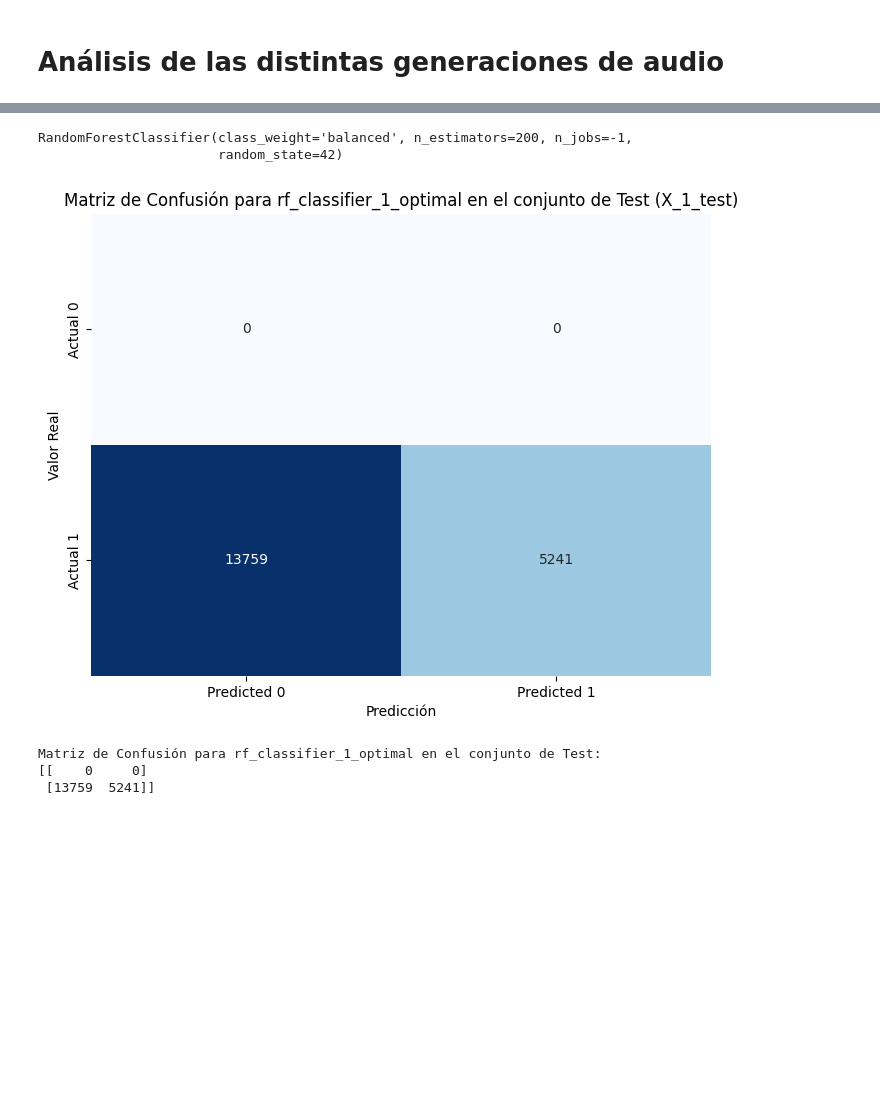
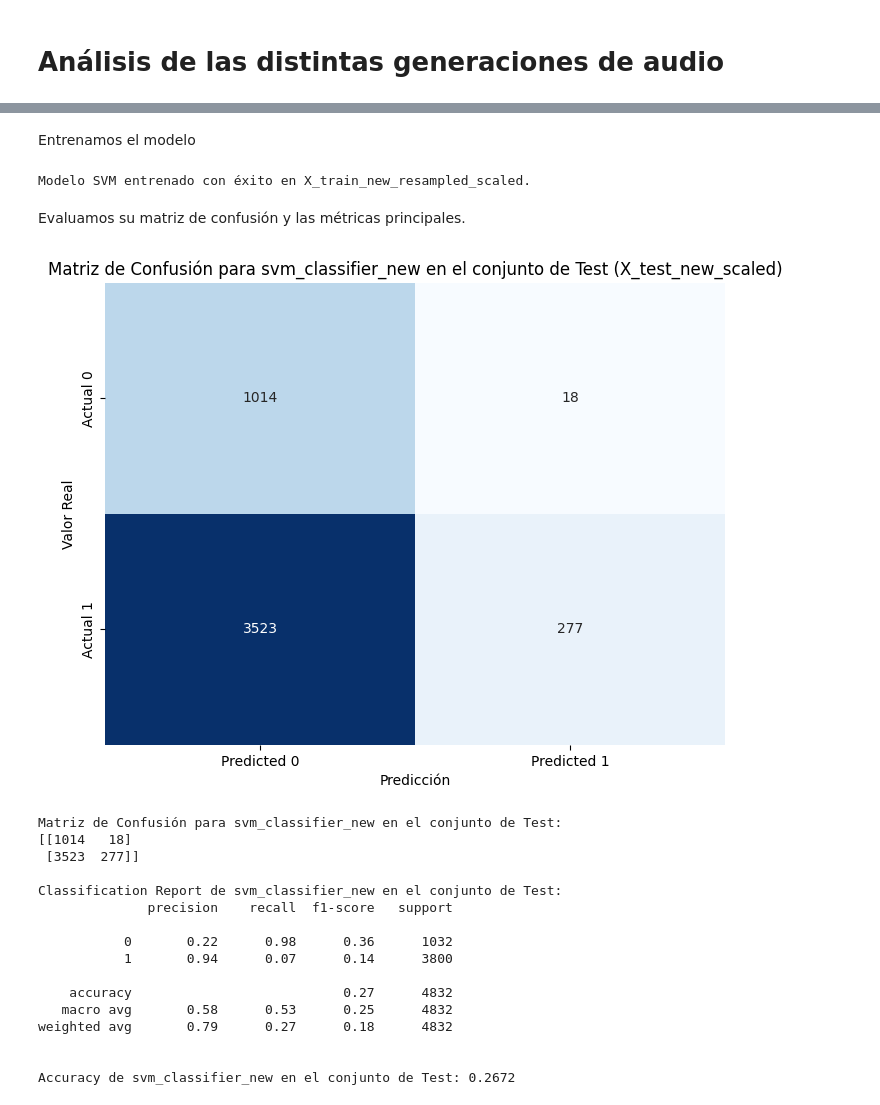
Before and after one commit to manugd1105/AI_challenge_UPF, a Jupyter notebook: Entrenamiento_y_testeo.ipynb, the cells around one changed output, grey strips where cells are left out. Cells and saved outputs as stored; diff of their text form; code cells hidden in the pictures; blank space fills up the shorter version.

```diff
--- a/Entrenamiento_y_testeo.ipynb
+++ b/Entrenamiento_y_testeo.ipynb
@@ -1013,51 +1256,75 @@ y_1_test = df_1_test['label_numerical']
+# %% [markdown]
+Entrenamos el modelo
 # %%
-from sklearn.ensemble import RandomForestClassifier
+from sklearn.svm import SVC
 
-# Optimal hyperparameters for Random Forest found previously
-optimal_params_rf = {
-    'n_estimators': 200,
-    'max_depth': None,
-    'min_samples_leaf': 1
-}
+# Optimal hyperparameters for SVM found previously in best_params_svm
+# best_params_svm = {'C': 10, 'gamma': 'scale', 'kernel': 'rbf'}
 
-# Initialize the Random Forest Classifier with optimal hyperparameters
-rf_classifier_1_optimal = RandomForestClassifier(
-    **optimal_params_rf,
+# Initialize the SVM Classifier with optimal hyperparameters
+svm_classifier_new = SVC(
+    C=best_params_svm['C'],
+    kernel=best_params_svm['kernel'],
+    gamma=best_params_svm['gamma'],
     random_state=42, # For reproducibility
-    class_weight='balanced', # To handle class imbalance, as used previously
-    n_jobs=-1 # Use all available cores for training
+    class_weight='balanced' # To handle class imbalance, as used previously
 )
 
-# Train the model on X_1_train and y_1_train
-rf_classifier_1_optimal.fit(X_1_train, y_1_train)
+# Train the model on the new resampled and scaled training data
+svm_classifier_new.fit(X_train_new_resampled_scaled, y_train_new_resampled)
+
+print("Modelo SVM entrenado con éxito en X_train_new_resampled_scaled.")
 # %% [output]
-RandomForestClassifier(class_weight='balanced', n_estimators=200, n_jobs=-1,
-                       random_state=42)
+Modelo SVM entrenado con éxito en X_train_new_resampled_scaled.
+# %% [markdown]
+Evaluamos su matriz de confusión y las métricas principales.
 # %%
 import matplotlib.pyplot as plt
 import seaborn as sns
-from sklearn.metrics import confusion_matrix
+from sklearn.metrics import confusion_matrix, classification_report, accuracy_score
+import pandas as pd
 
-# Make predictions on the X_1_test set using the trained model
-y_1_pred = rf_classifier_1_optimal.predict(X_1_test)
+# Make predictions on the X_test_new_scaled set using the trained svm_classifier_new model
+y_pred_new = svm_classifier_new.predict(X_test_new_scaled)
 
 # Generate the confusion matrix
-cm_1 = confusion_matrix(y_1_test, y_1_pred)
+cm_new = confusion_matrix(y_test_new, y_pred_new)
 
 # Plot the confusion matrix
 plt.figure(figsize=(8, 6))
-sns.heatmap(cm_1, annot=True, fmt='d', cmap='Blues', cbar=False,
+sns.heatmap(cm_new, annot=True, fmt='d', cmap='Blues', cbar=False,
             xticklabels=['Predicted 0', 'Predicted 1'],
             yticklabels=['Actual 0', 'Actual 1'])
-plt.title('Matriz de Confusión para rf_classifier_1_optimal en el conjunto de Test (X_1_test)')
+plt.title('Matriz de Confusión para svm_classifier_new en el conjunto de Test (X_test_new_scaled)')
 plt.xlabel('Predicción')
 plt.ylabel('Valor Real')
 plt.show()
 
-print("Matriz de Confusión para rf_classifier_1_optimal en el conjunto de Test:")
-print(cm_1)
+print("Matriz de Confusión para svm_classifier_new en el conjunto de Test:")
+print(cm_new)
+
+# Print classification report
+print("\nClassification Report de svm_classifier_new en el conjunto de Test:")
+print(classification_report(y_test_new, y_pred_new))
+
+# Print accuracy
+accuracy_new = accuracy_score(y_test_new, y_pred_new)
+print(f"\nAccuracy de svm_classifier_new en el conjunto de Test: {accuracy_new:.4f}")
 # %% [output]
-[figure, old version]
+[figure, new version]
-Matriz de Confusión para rf_classifier_1_optimal en el conjunto de Test:
-[[    0     0]
- [13759  5241]]
+Matriz de Confusión para svm_classifier_new en el conjunto de Test:
+[[1014   18]
+ [3523  277]]
+
+Classification Report de svm_classifier_new en el conjunto de Test:
+              precision    recall  f1-score   support
+
+           0       0.22      0.98      0.36      1032
+           1       0.94      0.07      0.14      3800
+
+    accuracy                           0.27      4832
+   macro avg       0.58      0.53      0.25      4832
+weighted avg       0.79      0.27      0.18      4832
+
+
+Accuracy de svm_classifier_new en el conjunto de Test: 0.2672
```
Also changed, not shown: parts of 63 cells of this notebook.
